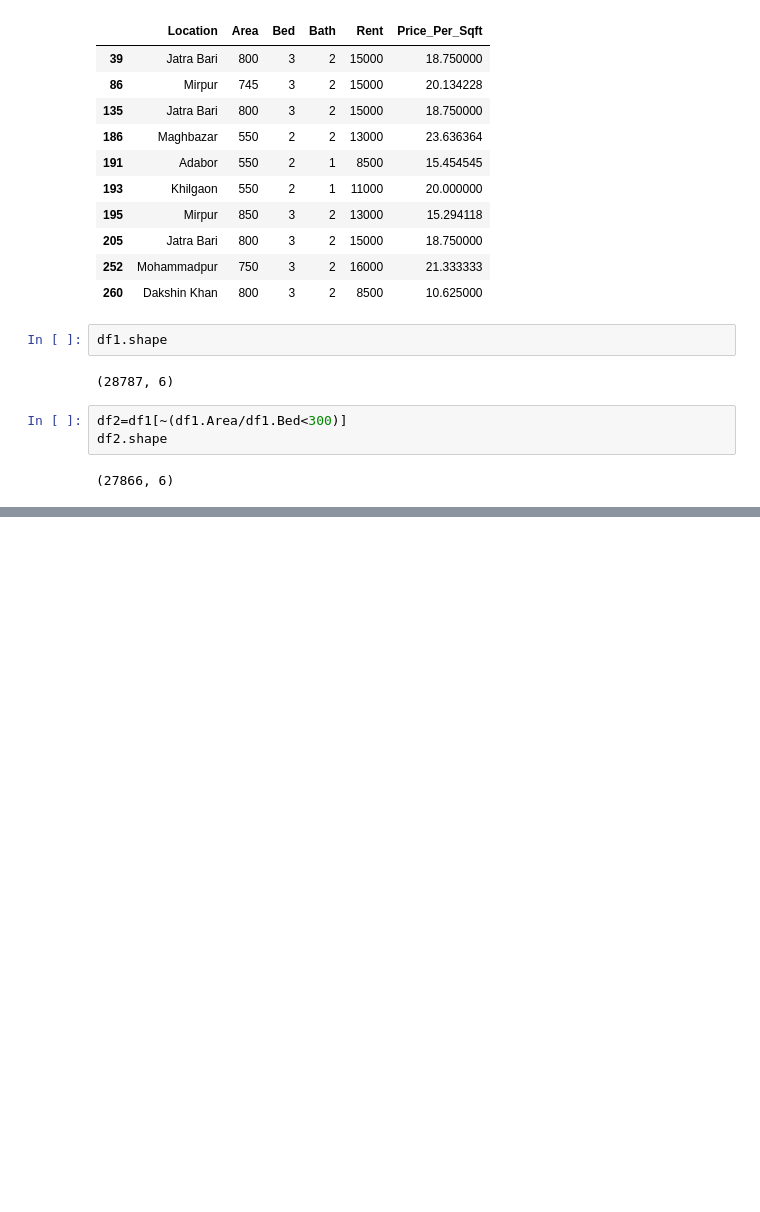
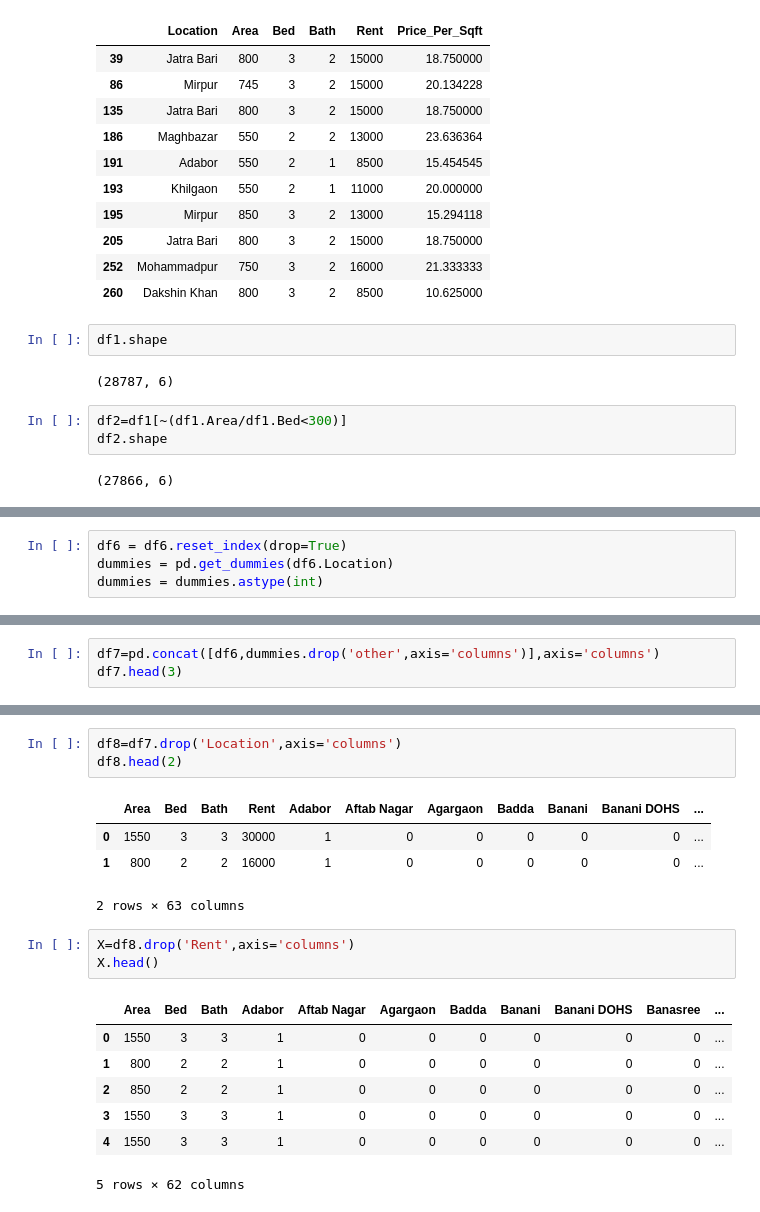
Before and after one commit to shakib1404/SPL2-reantalapp, a Jupyter notebook: server/RentPrediction/Notebook/HouseRent.ipynb, the cells around one changed output, grey strips where cells are left out. Cells and saved outputs as stored; diff of their text form; blank space fills up the shorter version.

```diff
--- a/server/RentPrediction/Notebook/HouseRent.ipynb
+++ b/server/RentPrediction/Notebook/HouseRent.ipynb
@@ -279,0 +378,4 @@ df2.shape
+# %%
+df6 = df6.reset_index(drop=True)
+dummies = pd.get_dummies(df6.Location)
+dummies = dummies.astype(int)
@@ -279,0 +390,3 @@ df2.shape
+# %%
+df7=pd.concat([df6,dummies.drop('other',axis='columns')],axis='columns')
+df7.head(3)
@@ -279,0 +399,19 @@ df2.shape
+# %%
+df8=df7.drop('Location',axis='columns')
+df8.head(2)
+# %% [output]
+|  | Area | Bed | Bath | Rent | Adabor | Aftab Nagar | Agargaon | Badda | Banani | Banani DOHS | ... |
+| 0 | 1550 | 3 | 3 | 30000 | 1 | 0 | 0 | 0 | 0 | 0 | ... |
+| 1 | 800 | 2 | 2 | 16000 | 1 | 0 | 0 | 0 | 0 | 0 | ... |
+2 rows × 63 columns
+# %%
+X=df8.drop('Rent',axis='columns')
+X.head()
+# %% [output]
+|  | Area | Bed | Bath | Adabor | Aftab Nagar | Agargaon | Badda | Banani | Banani DOHS | Banasree | ... |
+| 0 | 1550 | 3 | 3 | 1 | 0 | 0 | 0 | 0 | 0 | 0 | ... |
+| 1 | 800 | 2 | 2 | 1 | 0 | 0 | 0 | 0 | 0 | 0 | ... |
+| 2 | 850 | 2 | 2 | 1 | 0 | 0 | 0 | 0 | 0 | 0 | ... |
+| 3 | 1550 | 3 | 3 | 1 | 0 | 0 | 0 | 0 | 0 | 0 | ... |
+| 4 | 1550 | 3 | 3 | 1 | 0 | 0 | 0 | 0 | 0 | 0 | ... |
+5 rows × 62 columns
```
Also changed, not shown: parts of 29 cells of this notebook, 6 other files.
